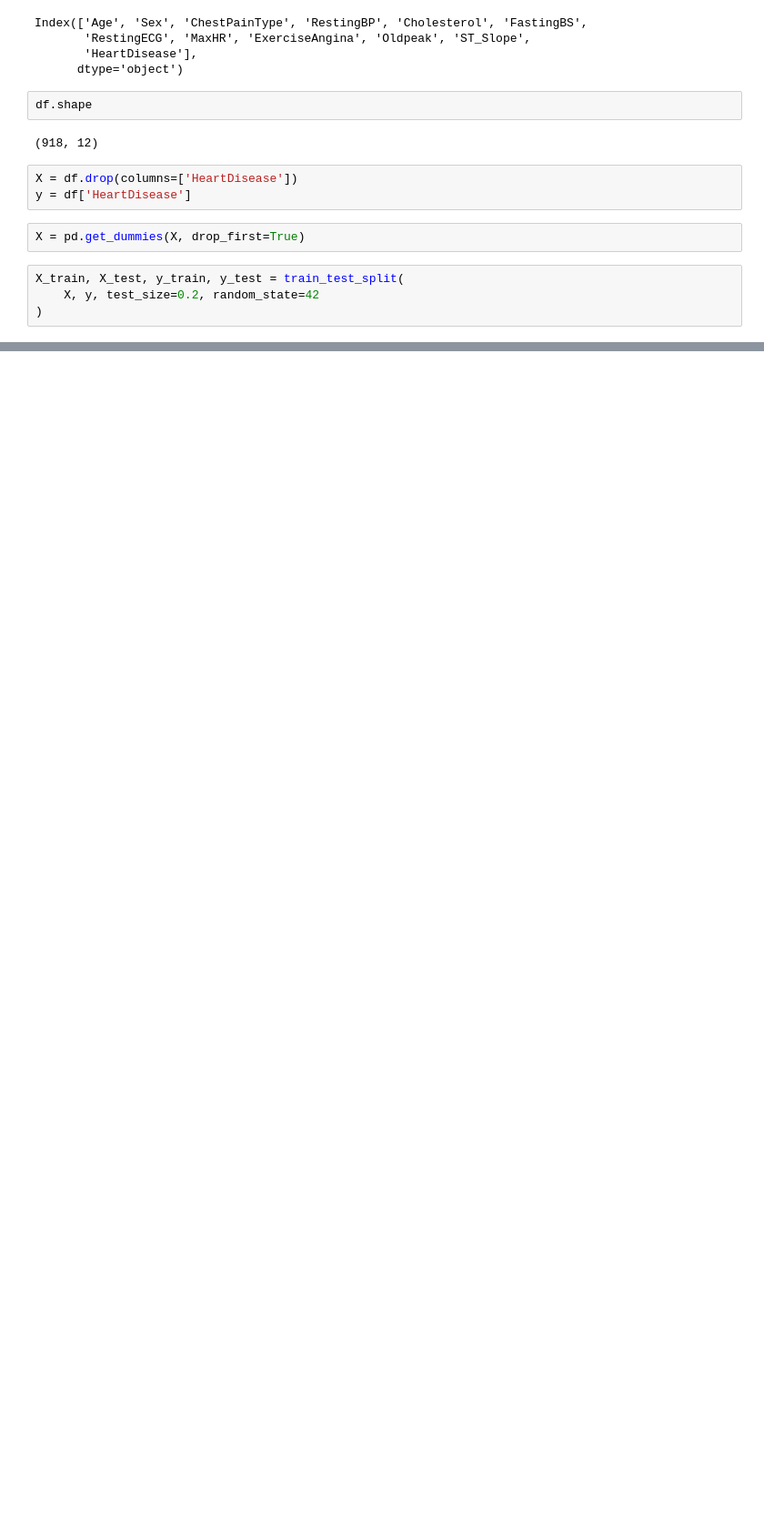
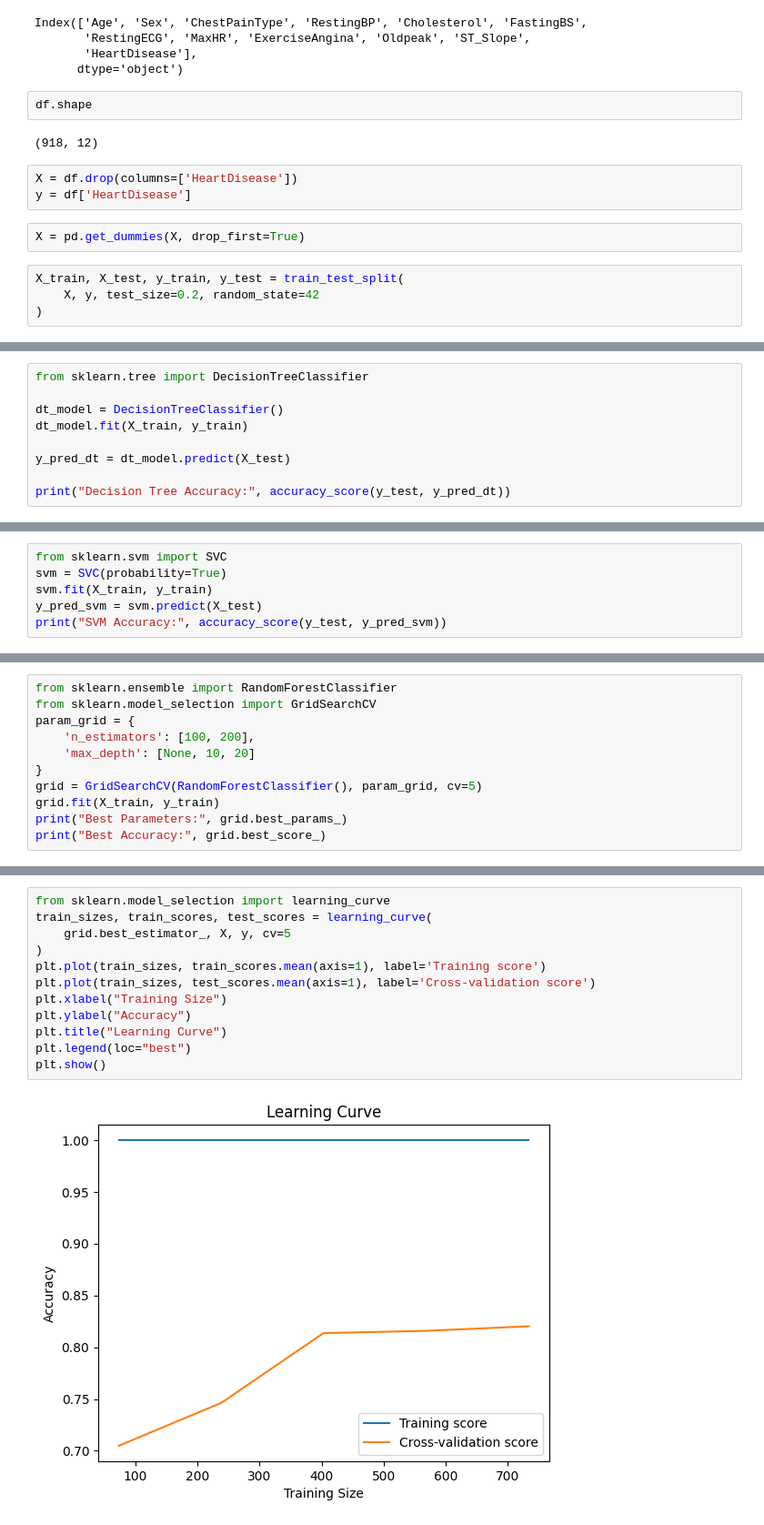
Before and after one commit to omshahu/ML_Practicals, a Jupyter notebook: p6_extra.ipynb, the cells around one changed output, grey strips where cells are left out. Shown at 91% size. Saved outputs shown, nothing was run; the diff lists cells and outputs as text; blank space fills up the shorter version.

```diff
--- a/p6_extra.ipynb
+++ b/p6_extra.ipynb
@@ -54,0 +106,9 @@ X_train, X_test, y_train, y_test = train_test_split(
+# %%
+from sklearn.tree import DecisionTreeClassifier
+
+dt_model = DecisionTreeClassifier()
+dt_model.fit(X_train, y_train)
+
+y_pred_dt = dt_model.predict(X_test)
+
+print("Decision Tree Accuracy:", accuracy_score(y_test, y_pred_dt))
@@ -54,0 +125,6 @@ X_train, X_test, y_train, y_test = train_test_split(
+# %%
+from sklearn.svm import SVC
+svm = SVC(probability=True)
+svm.fit(X_train, y_train)
+y_pred_svm = svm.predict(X_test)
+print("SVM Accuracy:", accuracy_score(y_test, y_pred_svm))
@@ -54,0 +133,11 @@ X_train, X_test, y_train, y_test = train_test_split(
+# %%
+from sklearn.ensemble import RandomForestClassifier
+from sklearn.model_selection import GridSearchCV
+param_grid = {
+    'n_estimators': [100, 200],
+    'max_depth': [None, 10, 20]
+}
+grid = GridSearchCV(RandomForestClassifier(), param_grid, cv=5)
+grid.fit(X_train, y_train)
+print("Best Parameters:", grid.best_params_)
+print("Best Accuracy:", grid.best_score_)
@@ -54,0 +155,14 @@ X_train, X_test, y_train, y_test = train_test_split(
+# %%
+from sklearn.model_selection import learning_curve
+train_sizes, train_scores, test_scores = learning_curve(
+    grid.best_estimator_, X, y, cv=5
+)
+plt.plot(train_sizes, train_scores.mean(axis=1), label='Training score')
+plt.plot(train_sizes, test_scores.mean(axis=1), label='Cross-validation score')
+plt.xlabel("Training Size")
+plt.ylabel("Accuracy")
+plt.title("Learning Curve")
+plt.legend(loc="best")
+plt.show()
+# %% [output]
+[figure, added]
```
Also changed, not shown: parts of 12 cells of this notebook.
